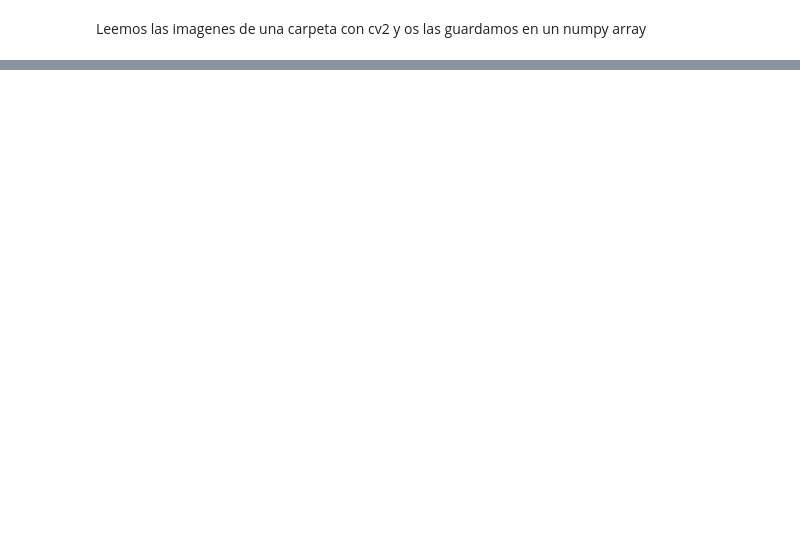
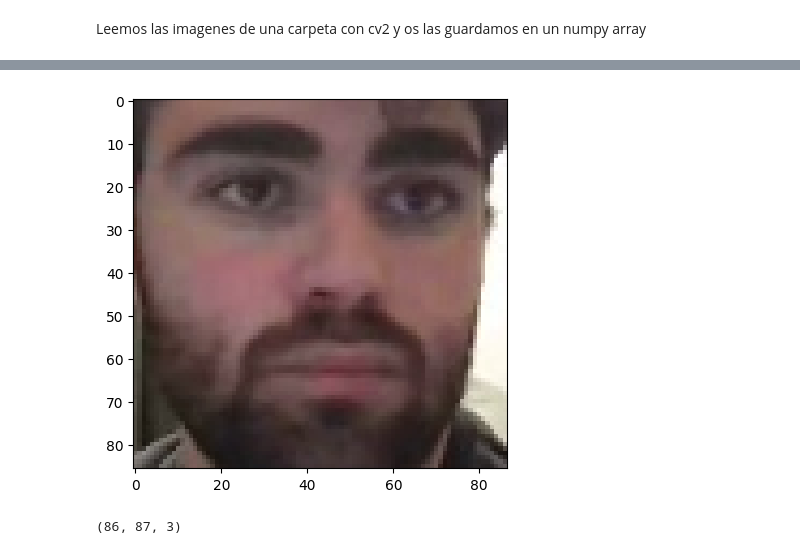
Before and after one commit to albertceballos0/GraphApp, a Jupyter notebook: backend/models.ipynb, the cells around one changed output, grey strips where cells are left out. Cells and saved outputs as stored; diff of their text form; code cells hidden in the pictures; blank space fills up the shorter version.

```diff
--- a/backend/models.ipynb
+++ b/backend/models.ipynb
@@ -308,0 +144,28 @@ ValueError: Input vector should be 1-D.
+# %%
+import dlib
+
+# Cargar el detector de rostros de Dlib
+detector = dlib.get_frontal_face_detector()
+
+# Cargar la imagen
+
+# Convertir la imagen a escala de grises
+
+# Detectar rostros en la imagen
+faces = detector(smoothed_image)
+
+# Recorrer todas las caras detectadas
+
+rect = faces[0]
+face = image[rect.top():rect.bottom(), rect.left():rect.right()]
+
+face.shape
+    # Mostrar la silueta del rostro
+plt.imshow(face)
+plt.show()
+
+
+face.shape
+# %% [output]
+[figure, added]
+(86, 87, 3)
```
Also changed, not shown: parts of 32 cells of this notebook, 7 other files.
